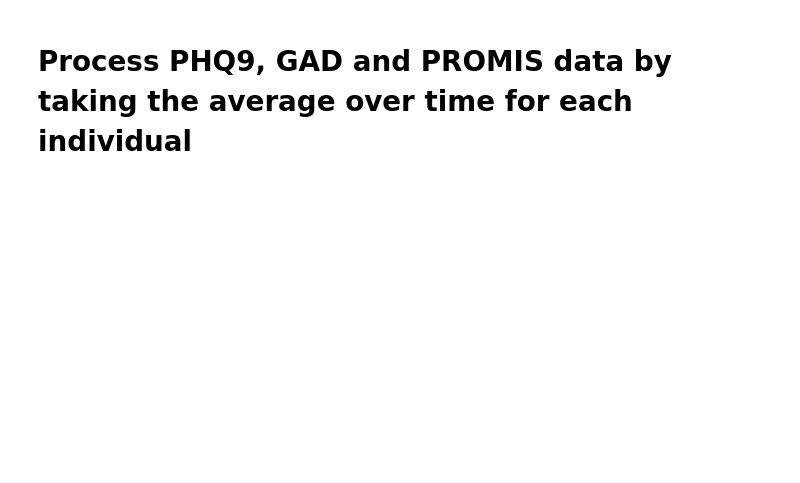
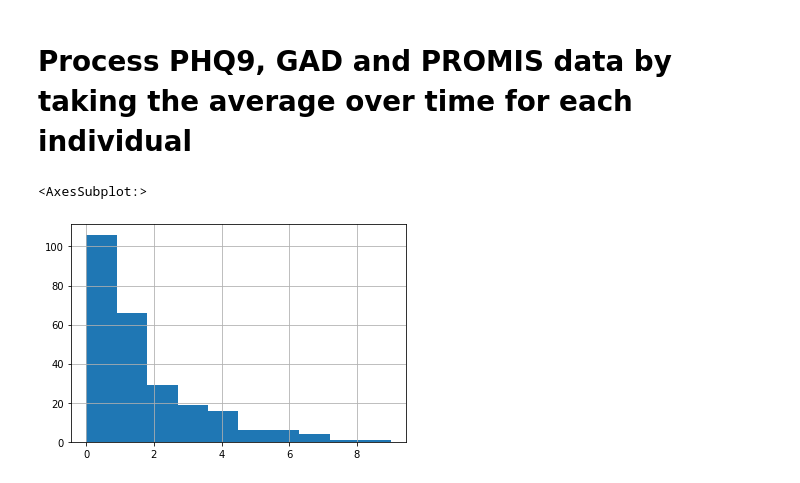
Before and after one commit to smilejennyyu/BUMP_code, a Jupyter notebook: ace_pc_algo.ipynb, the cells around one changed output. Drawn from its saved outputs; the diff is of its cells as text; code cells hidden in the pictures; blank space fills up the shorter version.

```diff
--- a/ace_pc_algo.ipynb
+++ b/ace_pc_algo.ipynb
@@ -94,0 +166,5 @@ for rid in overall_df['user_id'].unique():
+# %%
+processed_overall_df['ace_sum'].hist()
+# %% [output]
+<AxesSubplot:>
+[figure, added]
```
Also changed, not shown: parts of 27 cells of this notebook, 4 other files.
